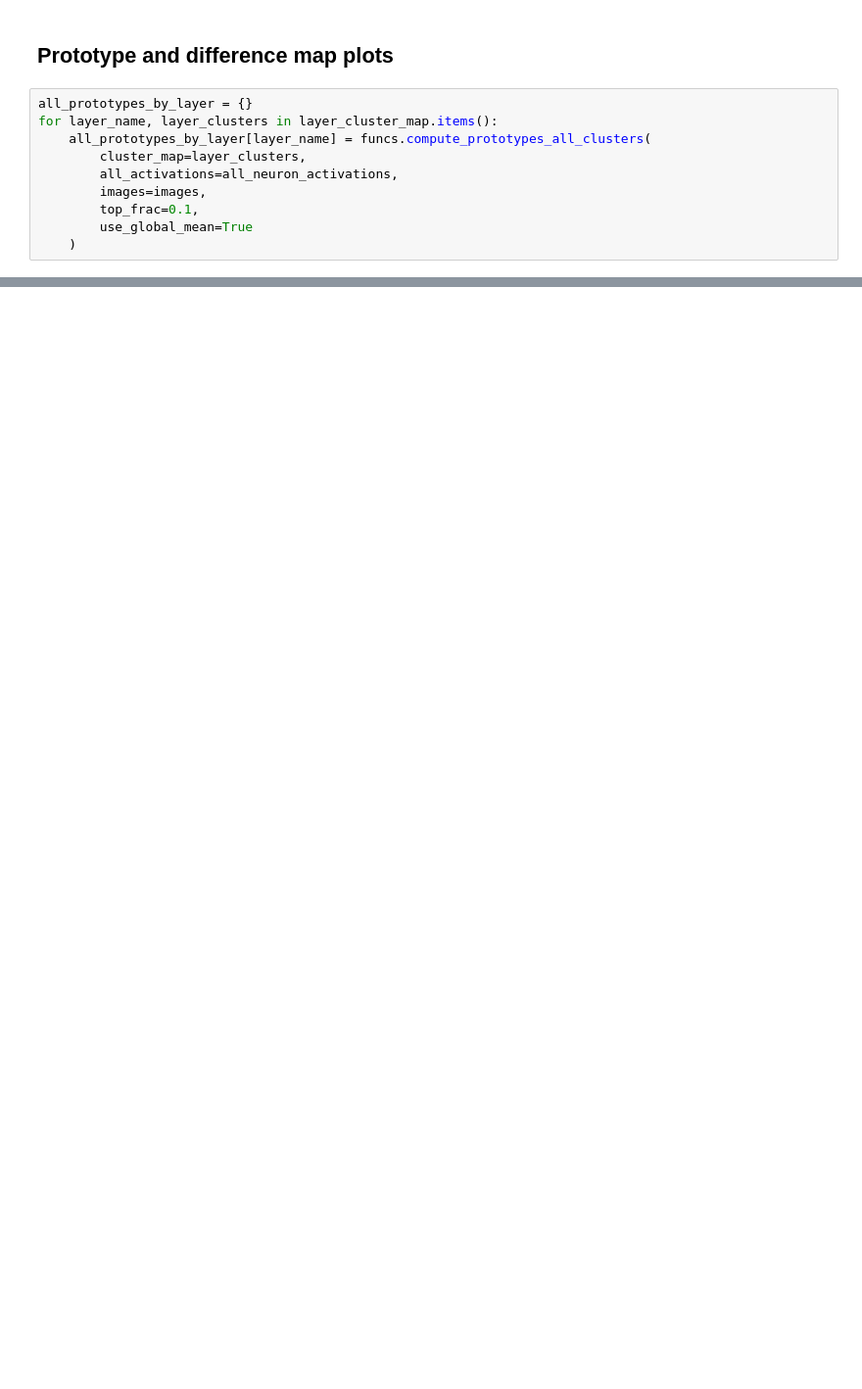
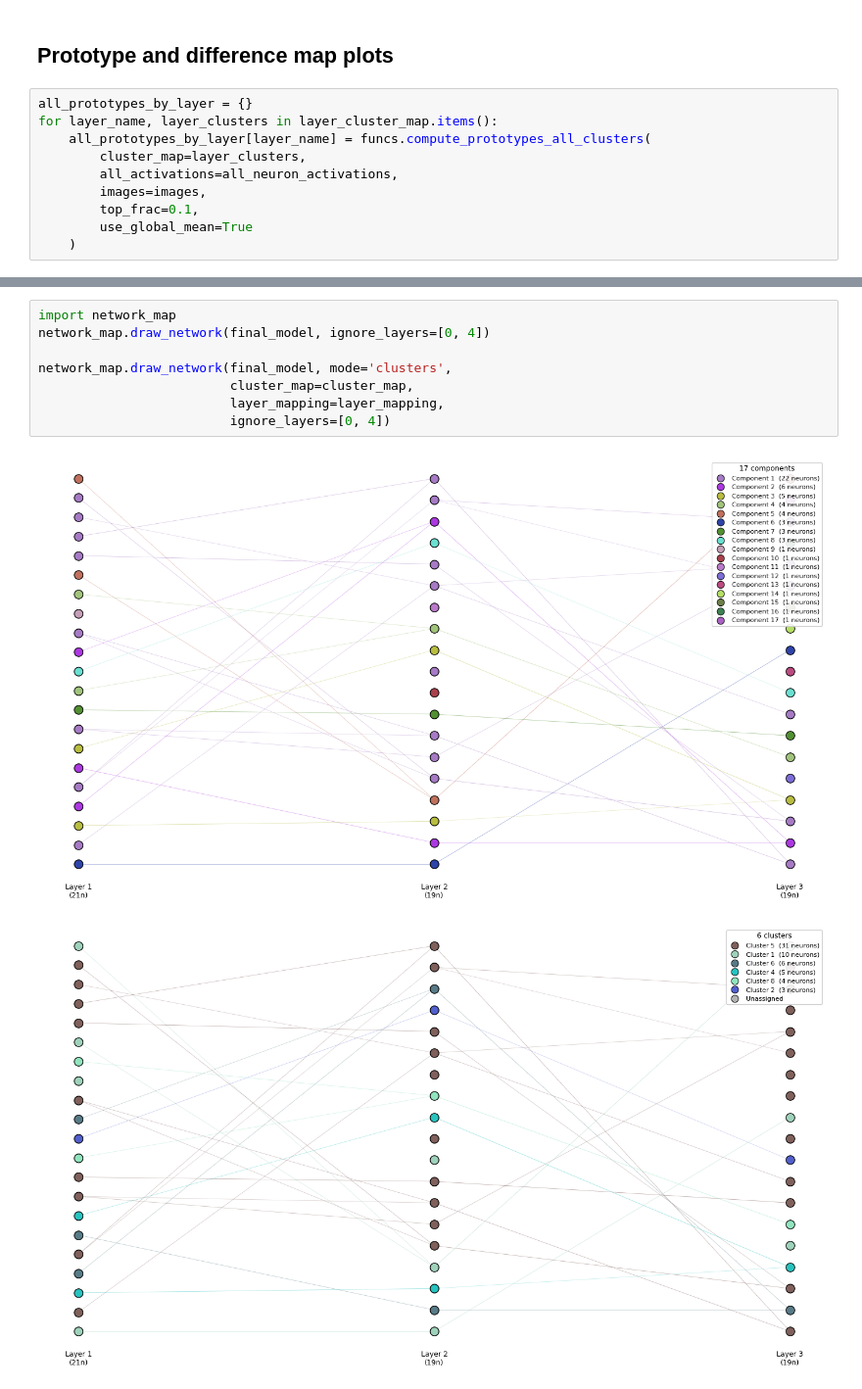
Before and after one commit to Iwe-Coumou/Project-ML, a Jupyter notebook: analysis.ipynb, the cells around one changed output, grey strips where cells are left out. Shown at 98% size. Drawn from its saved outputs; the diff is of its cells as text; blank space fills up the shorter version.

```diff
--- a/analysis.ipynb
+++ b/analysis.ipynb
@@ -172,0 +188,11 @@ for layer_name, all_prototypes in all_prototypes_by_layer.items():
+# %%
+import network_map
+network_map.draw_network(final_model, ignore_layers=[0, 4])
+
+network_map.draw_network(final_model, mode='clusters',
+                         cluster_map=cluster_map,
+                         layer_mapping=layer_mapping,
+                         ignore_layers=[0, 4])
+# %% [output]
+[figure, added]
+[figure, added]
```
Also changed, not shown: parts of 8 cells of this notebook, 8 other files.
